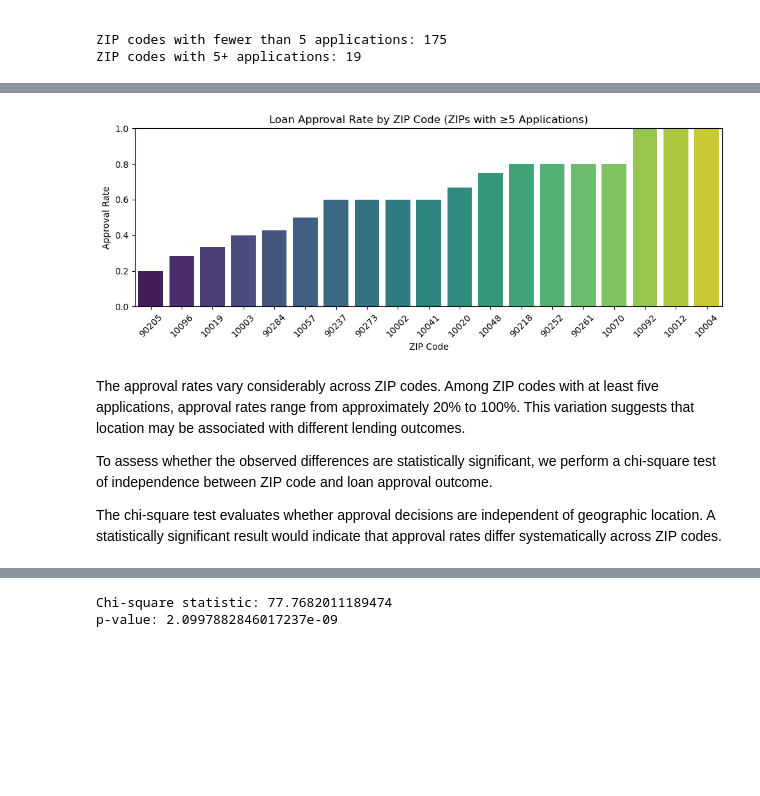
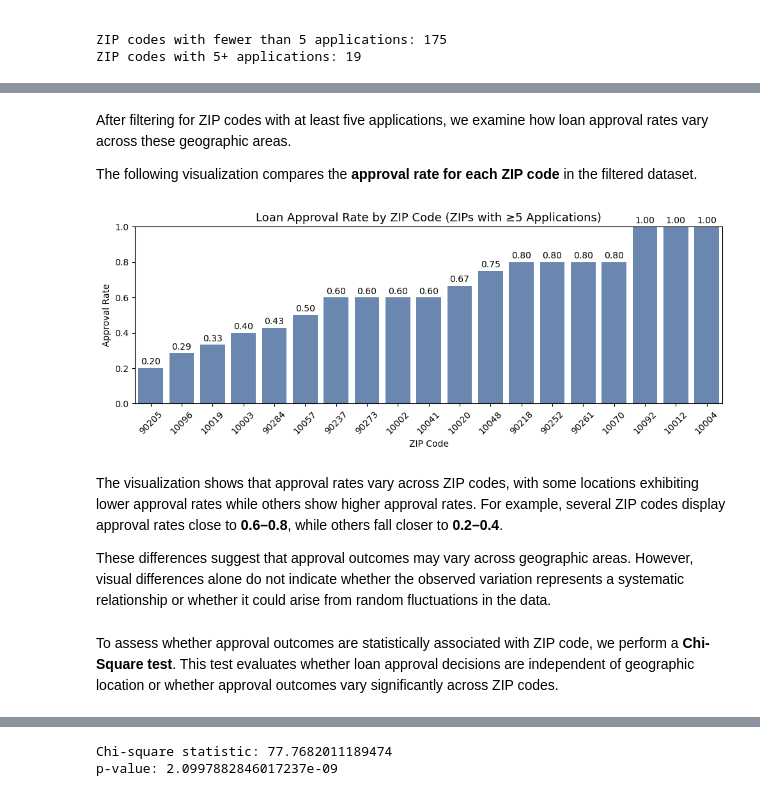
Before and after one commit to Luciamusizzano/dego-project-team1, a Jupyter notebook: notebooks/02-bias-analysis.ipynb, the cells around one changed output, grey strips where cells are left out. Saved outputs shown, nothing was run; the diff lists cells and outputs as text; code cells hidden in the pictures; blank space fills up the shorter version.

```diff
--- a/notebooks/02-bias-analysis.ipynb
+++ b/notebooks/02-bias-analysis.ipynb
@@ -283,0 +256,20 @@ plt.show()
+# %%
+plt.figure(figsize=(5,4))
+
+sns.barplot(
+    x=age_summary.index,
+    y=age_summary["approval_rate"],
+    color="#66AE6A"
+)
+
+plt.title("Loan Approval Rate by Age Group", fontsize=13)
+plt.xlabel("Age Group")
+plt.ylabel("Approval Rate")
+plt.ylim(0, 1)
+
+# Add approval rate labels above bars
+for i, v in enumerate(age_summary["approval_rate"]):
+    plt.text(i, v + 0.02, f"{v:.2f}", ha='center', fontsize=11)
+
+plt.tight_layout()
+plt.show()
@@ -411,43 +426,50 @@ df_zip_filtered = df_bias[
+# %% [markdown]
+After filtering for ZIP codes with at least five applications, we
+examine how loan approval rates vary across these geographic areas.
+
+The following visualization compares the **approval rate for each ZIP
+code** in the filtered dataset.
 # %%
-zip_approval = df_zip_filtered.groupby(
-    'applicant_info.zip_code'
-)['decision.loan_approved'].mean()
-
 zip_approval = zip_approval.sort_values()
 
-
-plt.figure(figsize=(10,4))
+plt.figure(figsize=(10, 4))
 
 sns.barplot(
     x=zip_approval.index.astype(str),
     y=zip_approval.values,
-    palette="viridis"
+    color="#5D86BB"
 )
 
-plt.title("Loan Approval Rate by ZIP Code (ZIPs with ≥5 Applications)")
+plt.title("Loan Approval Rate by ZIP Code (ZIPs with ≥5 Applications)", fontsize=13)
 plt.xlabel("ZIP Code")
 plt.ylabel("Approval Rate")
+plt.ylim(0, 1)
 
-plt.ylim(0,1)
+# Add approval rate labels above bars
+for i, v in enumerate(zip_approval.values):
+    plt.text(i, v + 0.02, f"{v:.2f}", ha='center', fontsize=10)
+
 plt.xticks(rotation=45)
-
 plt.tight_layout()
 plt.show()
 # %% [output]
-[figure, old version]
+[figure, new version]
 # %% [markdown]
-The approval rates vary considerably across ZIP codes. Among ZIP codes
-with at least five applications, approval rates range from approximately
-20% to 100%. This variation suggests that location may be associated
-with different lending outcomes.
+The visualization shows that approval rates vary across ZIP codes,
+with some locations exhibiting lower approval rates while others show
+higher approval rates. For example, several ZIP codes display approval
+rates close to **0.6–0.8**, while others fall closer to **0.2–0.4**.
 
-To assess whether the observed differences are
-statistically significant, we perform a chi-square test of independence
-between ZIP code and loan approval outcome.
-
-The chi-square test evaluates whether approval decisions are independent
-of geographic location. A statistically significant result would indicate
-that approval rates differ systematically across ZIP codes.
+These differences suggest that approval outcomes may vary across
+geographic areas. However, visual differences alone do not indicate
+whether the observed variation represents a systematic relationship or
+whether it could arise from random fluctuations in the data.
+# %% [markdown]
+To assess whether approval outcomes are statistically associated with
+ZIP code, we perform a **Chi-Square test**. This test
+evaluates whether loan approval decisions are independent of geographic
+location or whether approval outcomes vary significantly across ZIP
+codes.
 # %%
 zip_approval_table = pd.crosstab(
     df_zip_filtered['applicant_info.zip_code'],
```
Also changed, not shown: parts of 62 cells of this notebook.
